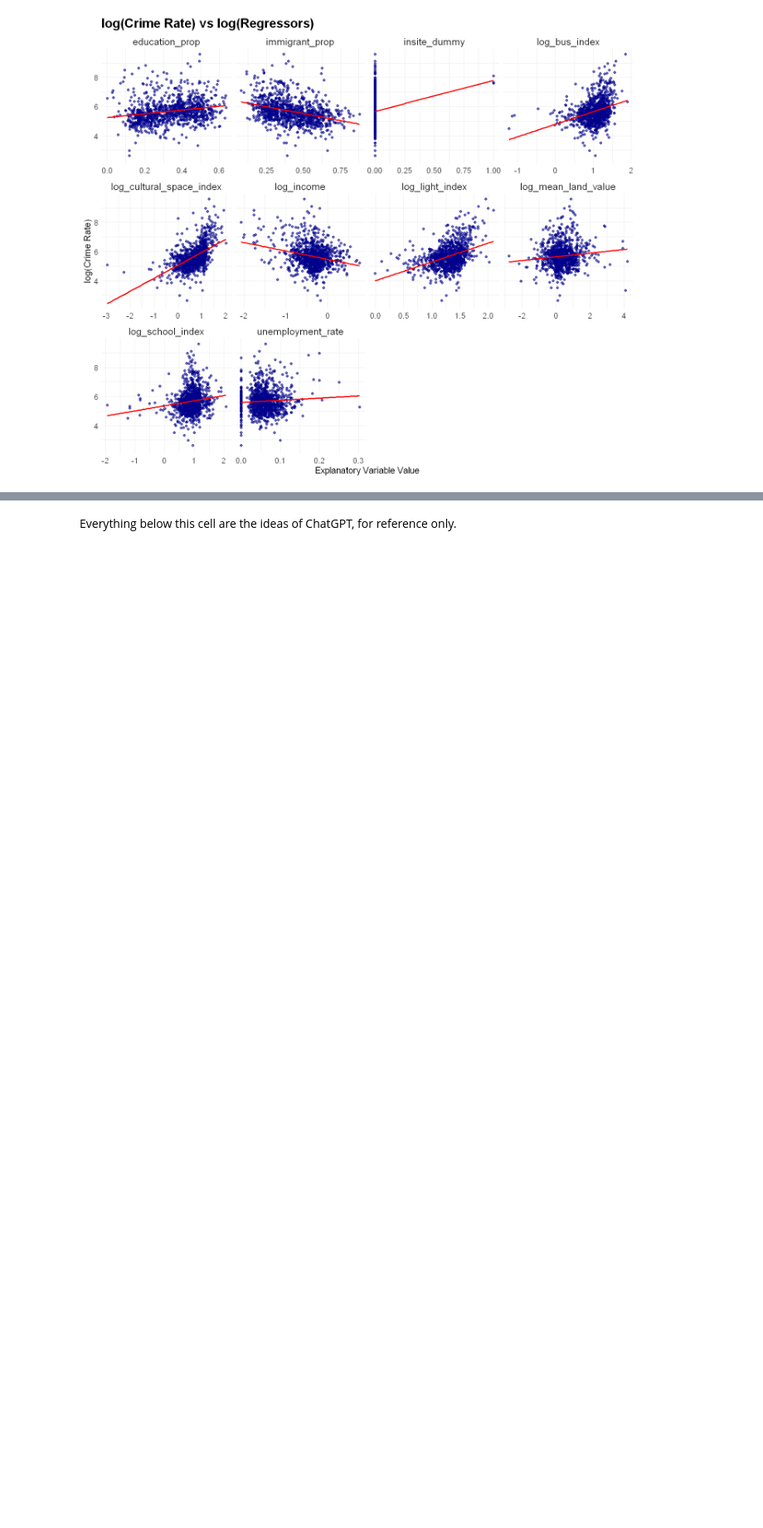
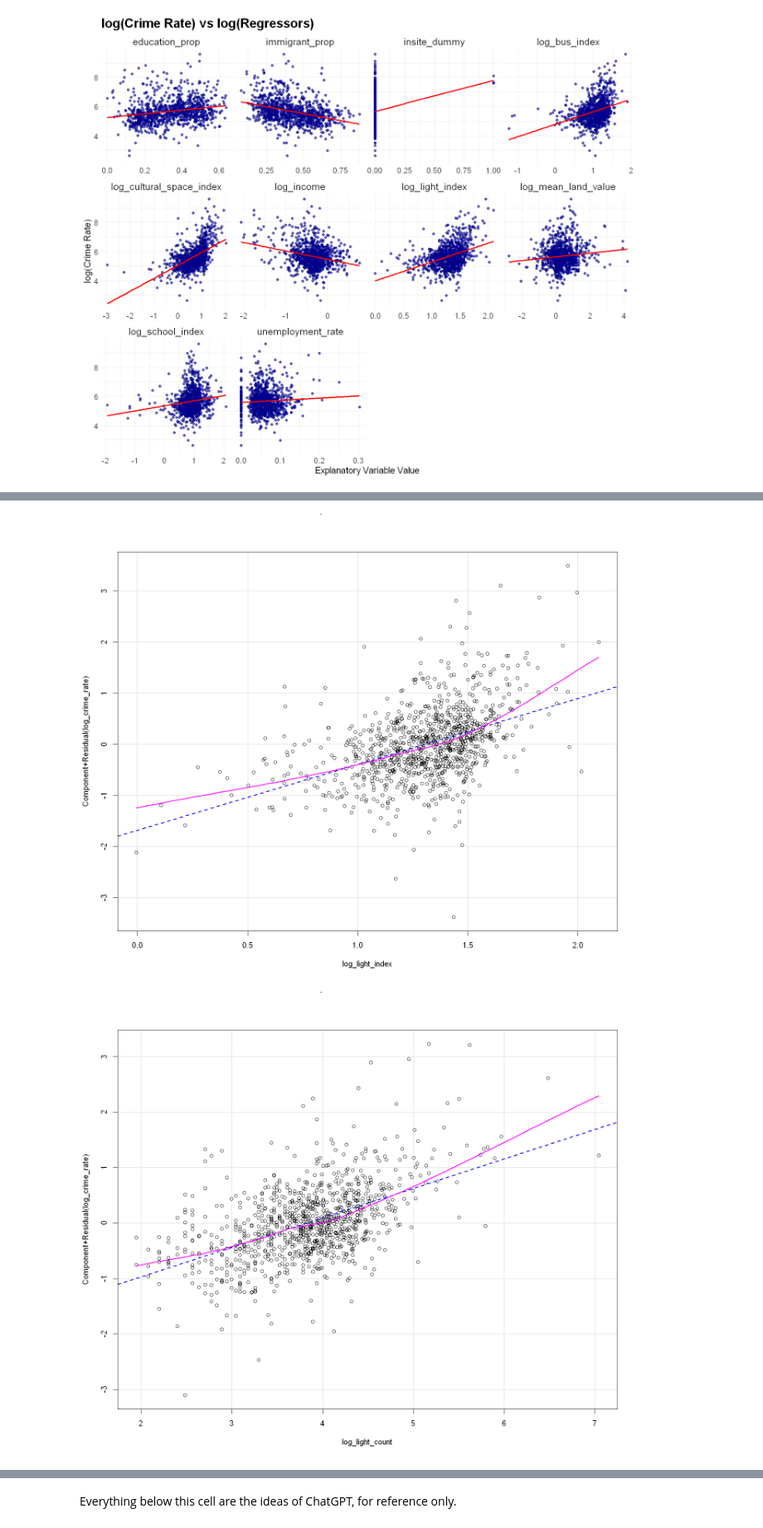
Before and after one commit to Irene-Berezin/econ326, a Jupyter notebook: project_regression.ipynb, the cells around one changed output, grey strips where cells are left out. Shown at 83% size. Saved outputs shown, nothing was run; the diff lists cells and outputs as text; code cells hidden in the pictures; blank space fills up the shorter version.

```diff
--- a/project_regression.ipynb
+++ b/project_regression.ipynb
@@ -2007,0 +1942,3 @@ log_cultural_space_index               log_income           immigrant_prop
+# %%
+light_data <- get_cov_data(dataset_id = 'street-lighting-poles')|>
+    st_sf()
@@ -2007,0 +2022,13 @@ log_cultural_space_index               log_income           immigrant_prop
+# %%
+# replace light_index with light_count
+reg_log7 <- lm(log_crime_rate ~ log_mean_land_value + log_school_index + log_light_count + log_cultural_space_index
+               + log_income + immigrant_prop + education_prop + insite_dummy ,
+              data = census_index_crime_log_st)
+
+robust_se7 <- sqrt(diag(vcovHC(reg_log7, type = "HC1")))
+
+stargazer(reg_log7, type = "text",
+        title = "Log-Log Regression Results with Robust Standard Errors",
+        dep.var.labels = c("Log Crime Rate"),
+        se = list(robust_se7),
+        single.row=TRUE)
@@ -2007,0 +2092,9 @@ log_cultural_space_index               log_income           immigrant_prop
+# %%
+# Partial regression plot for reg_log_3 over log_light_index
+crPlots(reg_log3, terms = ~ log_light_index)
+
+# Partial regression plot for reg_log_7 over log_light_count
+crPlots(reg_log7, terms = ~ log_light_count)
+# %% [output]
+[figure, added]
+[figure, added]
```
Also changed, not shown: parts of 31 cells of this notebook.
